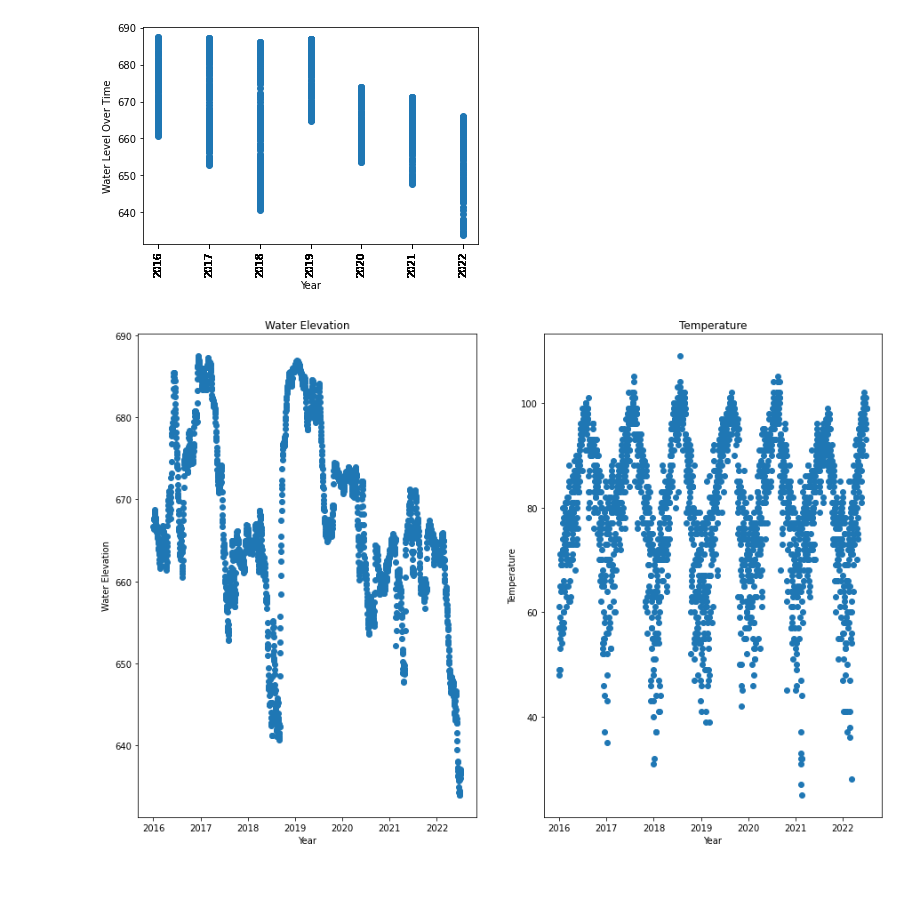
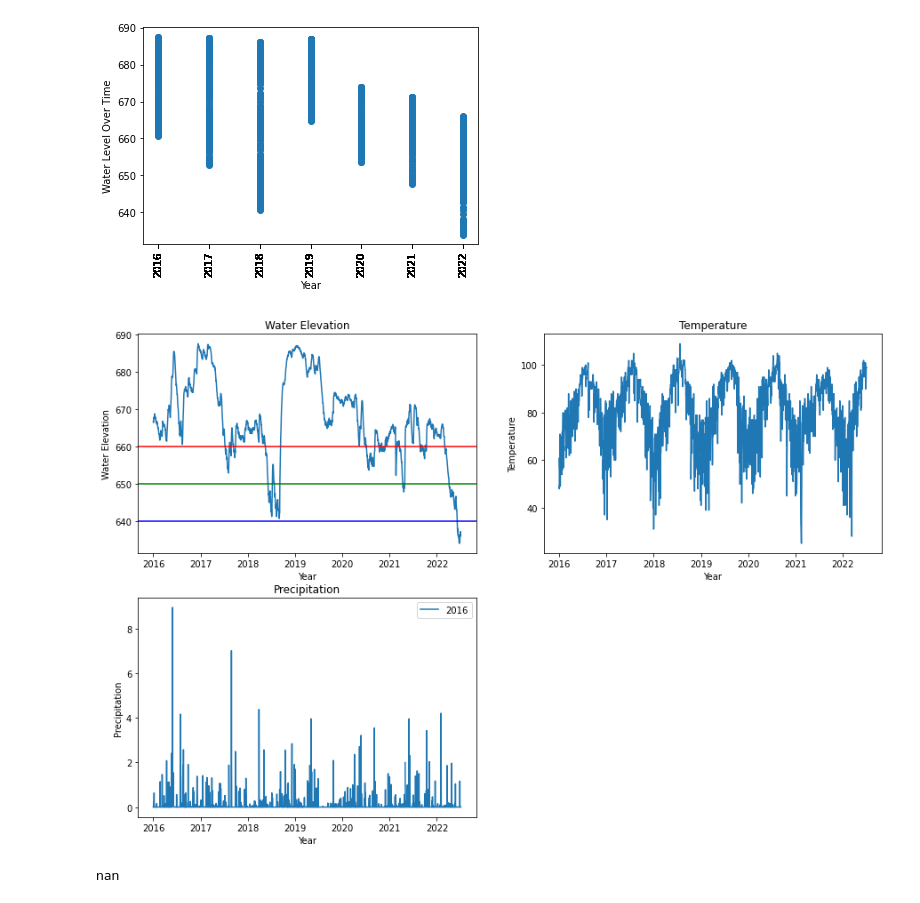
Before and after one commit to Shwetbaba/A-Review-of-the-Effectiveness-of-the-San-Antonio-Water-System-SAWS-Water-Restrictions-Policies, a Jupyter notebook: Group Project-1 Master Code.ipynb, the cells around one changed output. Cells and saved outputs as stored; diff of their text form; code cells hidden in the pictures.

Commit message:
this is some of the images

```diff
--- a/Group Project-1 Master Code.ipynb
+++ b/Group Project-1 Master Code.ipynb
@@ -233,21 +234,47 @@ plt.show()
 ##Note here we can see the over time that the water level is not being replenished as quickly as we are using it
 # %% [output]
 [figure]
-# %%
-fig = plt.figure(figsize=(15,10))
-ax1 = fig.add_subplot(121)
-ax2 = fig.add_subplot(122)
-ax1.scatter(Weather_Restriction_df["Date"],Weather_Restriction_df["WaterLevelElevation"])
-ax2.scatter(Weather_Restriction_df["Date"],Weather_Restriction_df["Temp Max"])
-ax1.set_title('Water Elevation')
-ax1.set_xlabel('Year')
-ax1.set_ylabel('Water Elevation')
-
-ax2.set_title('Temperature')
-ax2.set_xlabel('Year')
-ax2.set_ylabel('Temperature')
-plt.show()
-#here we can see something happened to the water level in 2020 and it never rebounded from the 670 level
-#check temps to see if we had consistent high temps to explain this dip, but regular seasonal patterns can be seen.
-# %% [output]
-[figure, removed]
+# %%
+fig = plt.figure(figsize=(15,10))
+ax1 = fig.add_subplot(2,2,1)
+ax1.plot(Weather_Restriction_df["Date"],Weather_Restriction_df["WaterLevelElevation"])
+plt.axhline(y=660, color='r', linestyle='-',label='Drought 1')
+plt.axhline(y=650, color='g', linestyle='-',label='Drought 2')
+plt.axhline(y=640, color='b', linestyle='-',label='Drought 3+')
+ax1.set_title('Water Elevation')
+ax1.set_xlabel('Year')
+ax1.set_ylabel('Water Elevation')
+
+ax2 = fig.add_subplot(2,2,2)
+ax2.plot(Weather_Restriction_df["Date"],Weather_Restriction_df["Temp Max"])
+ax2.set_title('Temperature')
+ax2.set_xlabel('Year')
+ax2.set_ylabel('Temperature')
+
+ax3 = fig.add_subplot(2,2,3)
+ax3.plot(Weather_Restriction_df["Date"],Weather_Restriction_df["Precipitation"])
+ax3.set_title('Precipitation')
+ax3.set_xlabel('Year')
+ax3.set_ylabel('Precipitation')
+plt.legend(label,loc='upper right')
+plt.show()
+#here we can see something happened to the water level in 2020 and it never rebounded from the 670 level
+#looking at the end of 2022- the drop is considerable- is this because the data is averaging months that are not present?
+#check temps to see if we had consistent high temps to explain this dip, but regular seasonal patterns can be seen.
+#checked precipitation in the same timeframe but saw no definitive reason for the drop in water level
+#conclusion is outside factors contributed heavily to the noticeable drop in 2020 in the water elevation
+# %% [output]
+[figure, added]
+# %%
+#begin predictive model of where the water level will be next year-get average max temp each year
+
+J17_Well_Data_df['year'] = pd.DatetimeIndex(J17_Well_Data_df['DailyHighDate']).year
+water_short=J17_Well_Data_df[['year', 'WaterLevelElevation']].copy()
+year = Weather_Restriction_df.iloc[:,4]
+waterlevel = Weather_Restriction_df.iloc[:,2]
+#water_short
+we_slope, we_int, we_r, we_p, we_std_err = stats.linregress(year, waterlevel)
+we_slope
+#why are they not coming through?
+# %% [output]
+nan
```
Also changed, not shown: parts of 7 cells of this notebook.
